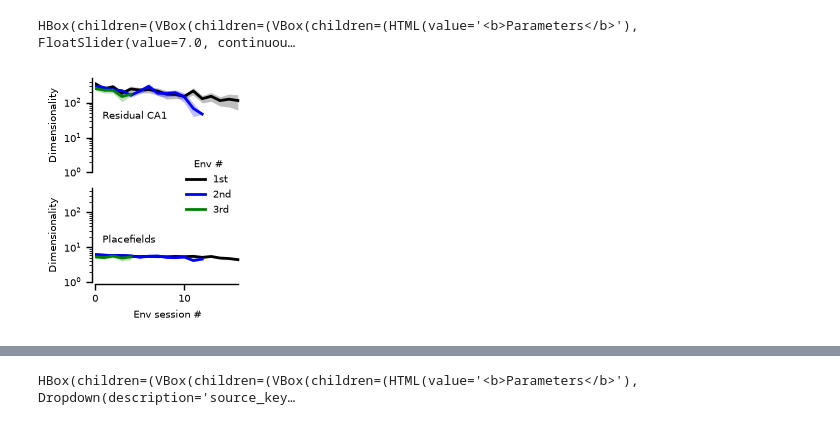
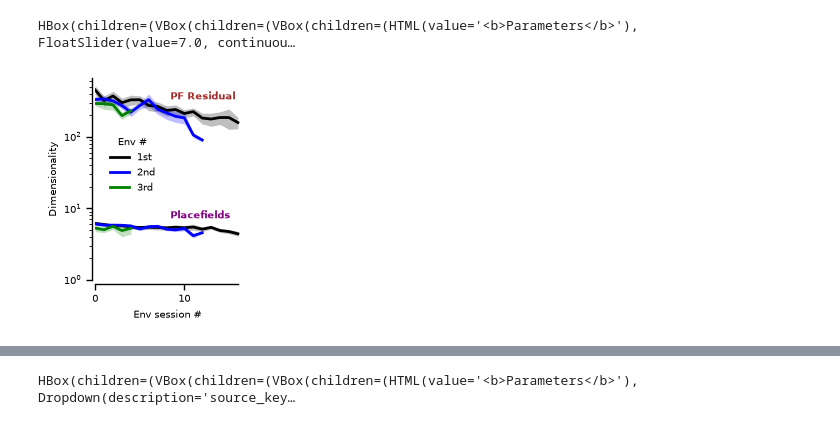
Before and after one commit to landoskape/vrAnalysis, a Jupyter notebook: dimensionality_manuscript/dim_spectra_figures_refactor.ipynb, the cells around one changed output, grey strips where cells are left out. Saved outputs shown, nothing was run; the diff lists cells and outputs as text; code cells hidden in the pictures.

```diff
--- a/dimensionality_manuscript/dim_spectra_figures_refactor.ipynb
+++ b/dimensionality_manuscript/dim_spectra_figures_refactor.ipynb
@@ -39,18 +39,21 @@ results_fit = ResultsAggregator(cfg_fit, store, sessions)
 
 cfg_subspace = SubspaceConfig()
 results_subspace = ResultsAggregator(cfg_subspace, store, sessions)
+
+cfg_svca = StimspaceSVCAConfig()
+results_svca = ResultsAggregator(cfg_svca, store, sessions)
 # %%
 from dimensionality_manuscript.figure_scripts.figure4 import SpectrumFigureViewer
 
 viewer = SpectrumFigureViewer(
     results,
     results_cvpca=results_cvpca,
-    results_subspace=results_subspace,
     results_fit=results_fit,
-    ylim_min=-5.0,
-    ylim_max=-0.5,
+    results_svca=results_svca,
+    ylim_min=-5.25,
+    ylim_max=-0.4,
     source_key = "ss_cvpca",
-    source_mode = "all",
+    source_mode = "avg_env",
     full_source_key = "SVCA_RES",
     activity_parameters_name="std",
     smooth_widths=(5.0, None),
@@ -58,15 +61,22 @@ viewer = SpectrumFigureViewer(
     include_iti=False,
     normalize=True,
     pr_pre_smooth=True,
-    clip_negative=True,
+    clip_negative=False,
     figsize=(2.7, 2.5),
     fontsize=7,
-    annotation_x=0.4,
+    show_annotation="X-Cov",
+    annotation_x=0.000,
+    annotation_y=0.07,
     annotation_definition_x_offset=0.04,
+    show_equation=True,
+    equation_x=0.2,
+    equation_y=0.98,
+    equation_linewidth=1.2,
     legend_options=dict(
         loc="lower left",
         markerfirst=True,
         handletextpad=0.5,
+        visible=False,
     ),
 )
 
@@ -104,45 +114,49 @@ viewer = DimensionalityFamiliarityViewer(
     results,
     results_cvpca=results_cvpca,
     results_subspace=results_subspace,
+    # results_svca=results_svca,
     source_key = "ss_cvpca",
     full_key = "SVCA_RES",
     full_scope = "full1",
     plot_mode="by_env",
-    by_env_layout="col",
+    by_env_layout="shared",
     clip_negative=True,
     pr_pre_smooth=True,
     metric="participation_ratio",
     k_method="hardcode",
     k_value=20,
     log_y=True,
     ylim_start_at_one=True,
     sharey=True,
     source_cfg=source_cfg,
     full_cfg=full_cfg,
     activity_parameters_name="std",
     smooth_widths=(5.0, None),
     reliability_fraction_active_thresholds=(None, None),
     include_iti=False,
-    pf_text_y=0.45,
-    ff_text_y=0.60,
+    pf_text_x=0.525,
+    ff_text_x=0.525,
+    pf_text_y=0.325,
+    ff_text_y=0.91,
     figsize=(2.0, 2.5),
     legend_panel="bottom",
-    legend_anchor_y=0.4,
+    legend_anchor_x=0.04,
+    legend_anchor_y=0.07,
     legend_options=dict(
-        loc="upper right",
+        loc="center left",
     ),
     fontsize=7,
 )
 
 show_viewer = False
 if show_viewer:
     viewer.show()
 else:
     fig = viewer.plot(viewer.state)
     plt.show()
 
     save = True
     if save:
         save_figure(fig, figure_path / "dimensionality_by_session")
 # %% [output]
-[figure, old version]
+[figure, new version]
```
Also changed, not shown: parts of 5 cells of this notebook, 4 other files.
